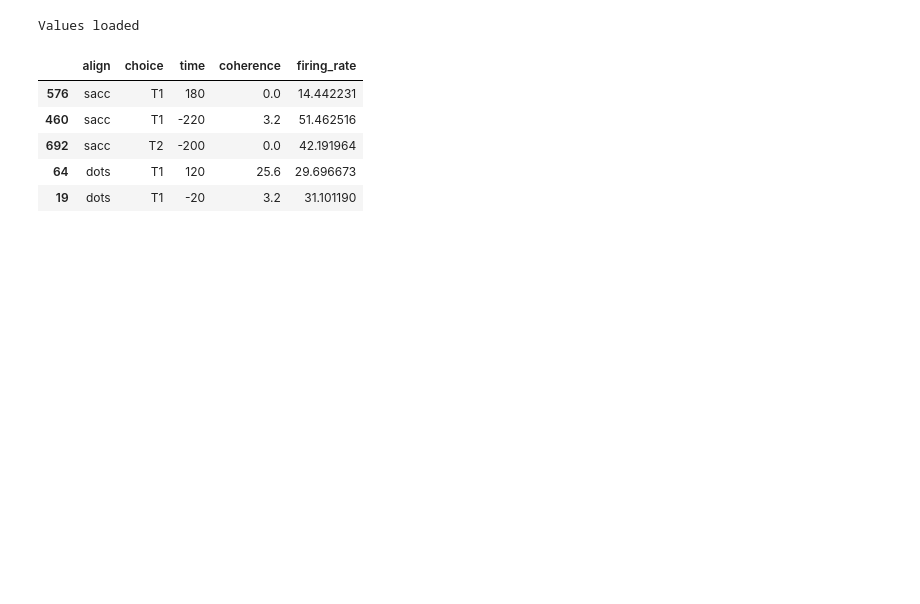
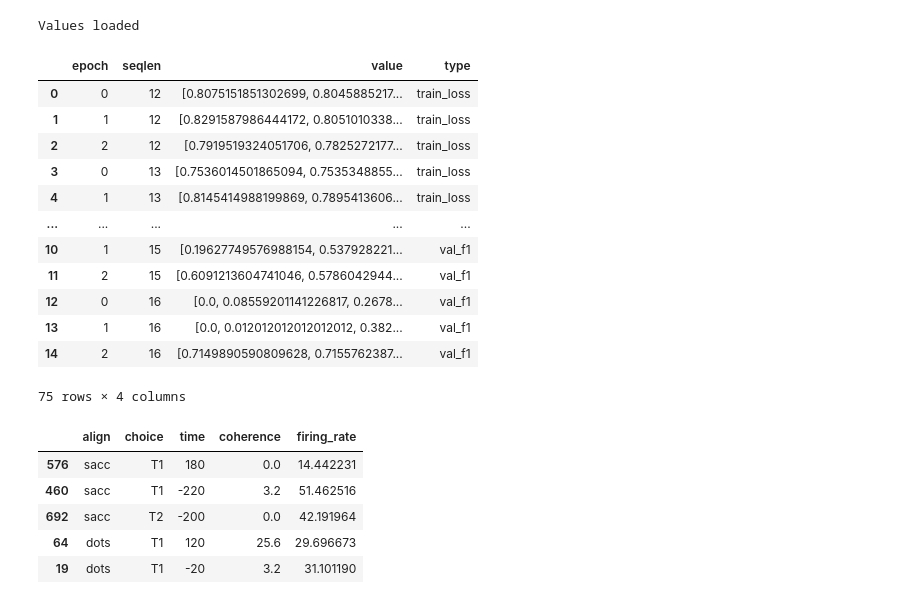
Before and after one commit to richieYT-wan/DeepCAT_PyTorch, a Jupyter notebook: notebooks/seaborn_plots.ipynb, the cells around one changed output. Saved outputs shown, nothing was run; the diff lists cells and outputs as text; code cells hidden in the pictures; blank space fills up the shorter version.

```diff
--- a/notebooks/seaborn_plots.ipynb
+++ b/notebooks/seaborn_plots.ipynb
@@ -48,9 +50,25 @@ x=pd.merge(blank, val_melt, left_index=True, right_index=True, suffixes=('', '_d
 x = x[[c for c in x.columns if not c.endswith('_delme')]]
 # %%
 from src.plots import *
-loss_df = get_losses_df(PATH='../output/training_output/bigger_batchsize_display_test/dicts')
+loss_df = get_losses_df(PATH='../output/training_output/richie_minmax_kfold/dicts')
 # %% [output]
 Values loaded
+# %%
+loss_df
+# %% [output]
+|  | epoch | seqlen | value | type |
+| 0 | 0 | 12 | [0.8075151851302699, 0.8045885217... | train_loss |
+| 1 | 1 | 12 | [0.8291587986444172, 0.8051010338... | train_loss |
+| 2 | 2 | 12 | [0.7919519324051706, 0.7825272177... | train_loss |
+| 3 | 0 | 13 | [0.7536014501865094, 0.7535348855... | train_loss |
+| 4 | 1 | 13 | [0.8145414988199869, 0.7895413606... | train_loss |
+| ... | ... | ... | ... | ... |
+| 10 | 1 | 15 | [0.19627749576988154, 0.537928221... | val_f1 |
+| 11 | 2 | 15 | [0.6091213604741046, 0.5786042944... | val_f1 |
+| 12 | 0 | 16 | [0.0, 0.08559201141226817, 0.2678... | val_f1 |
+| 13 | 1 | 16 | [0.0, 0.012012012012012012, 0.382... | val_f1 |
+| 14 | 2 | 16 | [0.7149890590809628, 0.7155762387... | val_f1 |
+75 rows × 4 columns
 # %%
 import seaborn as sns
 #sns.set_theme(style="ticks")
```
Also changed, not shown: parts of 5 cells of this notebook, 54 other files.
